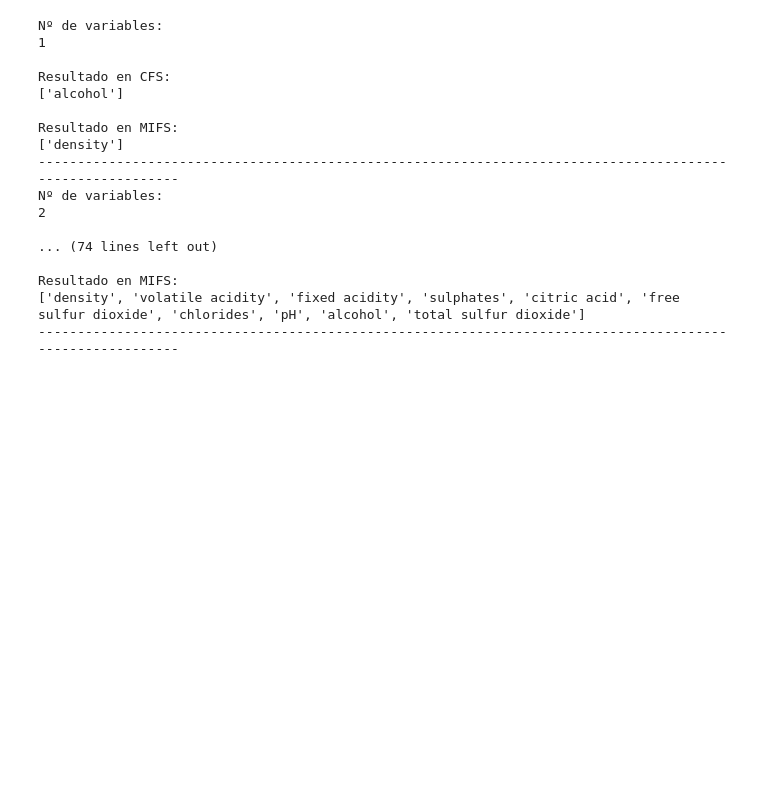
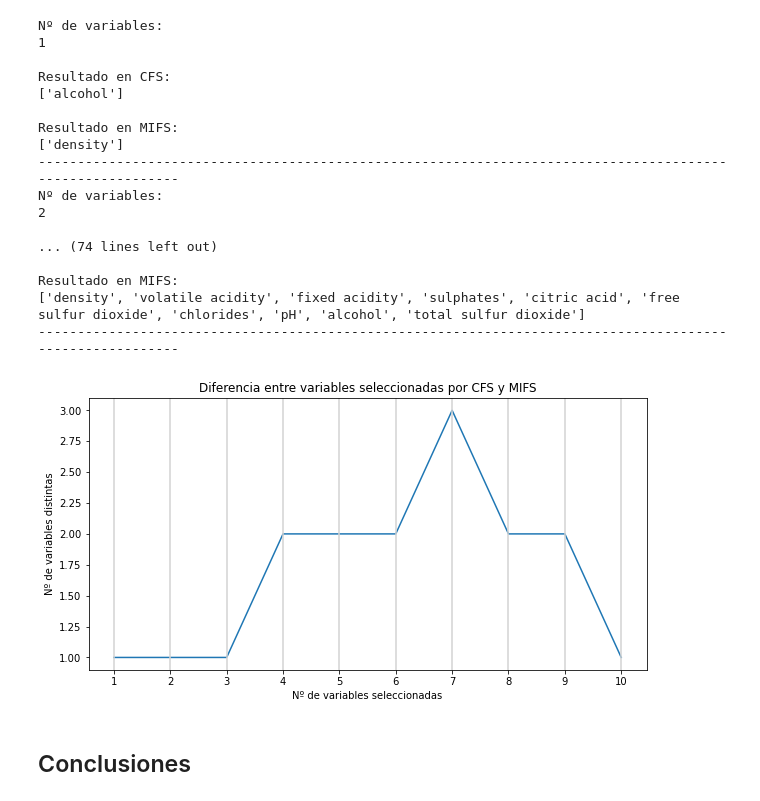
Before and after one commit to darkhorrow/selecting-data-variables-methods, a Jupyter notebook: Tarea-Selección-Variables-CDI.ipynb, the cells around one changed output. Drawn from its saved outputs; the diff is of its cells as text; code cells hidden in the pictures; blank space fills up the shorter version.

Commit message:
Added graphic and conclusion

```diff
--- a/Tarea-Selección-Variables-CDI.ipynb
+++ b/Tarea-Selección-Variables-CDI.ipynb
@@ -145,3 +147,23 @@ Nº de variables:
 Resultado en MIFS:
 ['density', 'volatile acidity', 'fixed acidity', 'sulphates', 'citric acid', 'free sulfur dioxide', 'chlorides', 'pH', 'alcohol', 'total sulfur dioxide']
 ----------------------------------------------------------------------------------------------------------
+# %%
+plt.figure(figsize=(10, 5))
+p_miss = []
+
+for i in range(1, wine_df.shape[1]-1):
+    p_miss.append(len(np.setdiff1d(cfs_results[i], mifs_results[i])))
+
+
+plt.plot(range(1, wine_df.shape[1]-1), p_miss)
+plt.title('Diferencia entre variables seleccionadas por CFS y MIFS')
+plt.xlabel("Nº de variables seleccionadas")
+plt.xticks(range(1, wine_df.shape[1]-1))
+for i in range(1, wine_df.shape[1]-1):
+    plt.axvline(i, color='lightgray')
+plt.ylabel("Nº de variables distintas")
+plt.show()
+# %% [output]
+[figure, added]
+# %% [markdown]
+## Conclusiones
```
Also changed, not shown: parts of 2 cells of this notebook.
